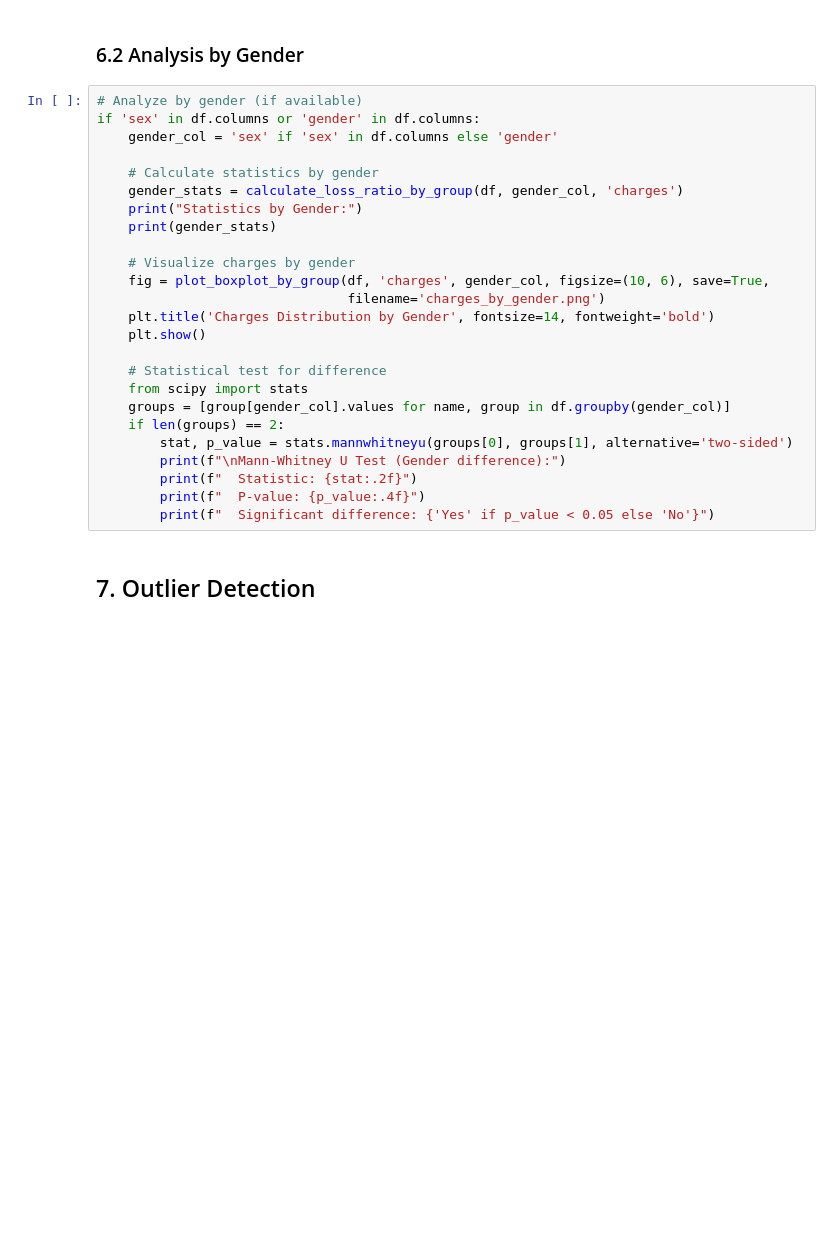
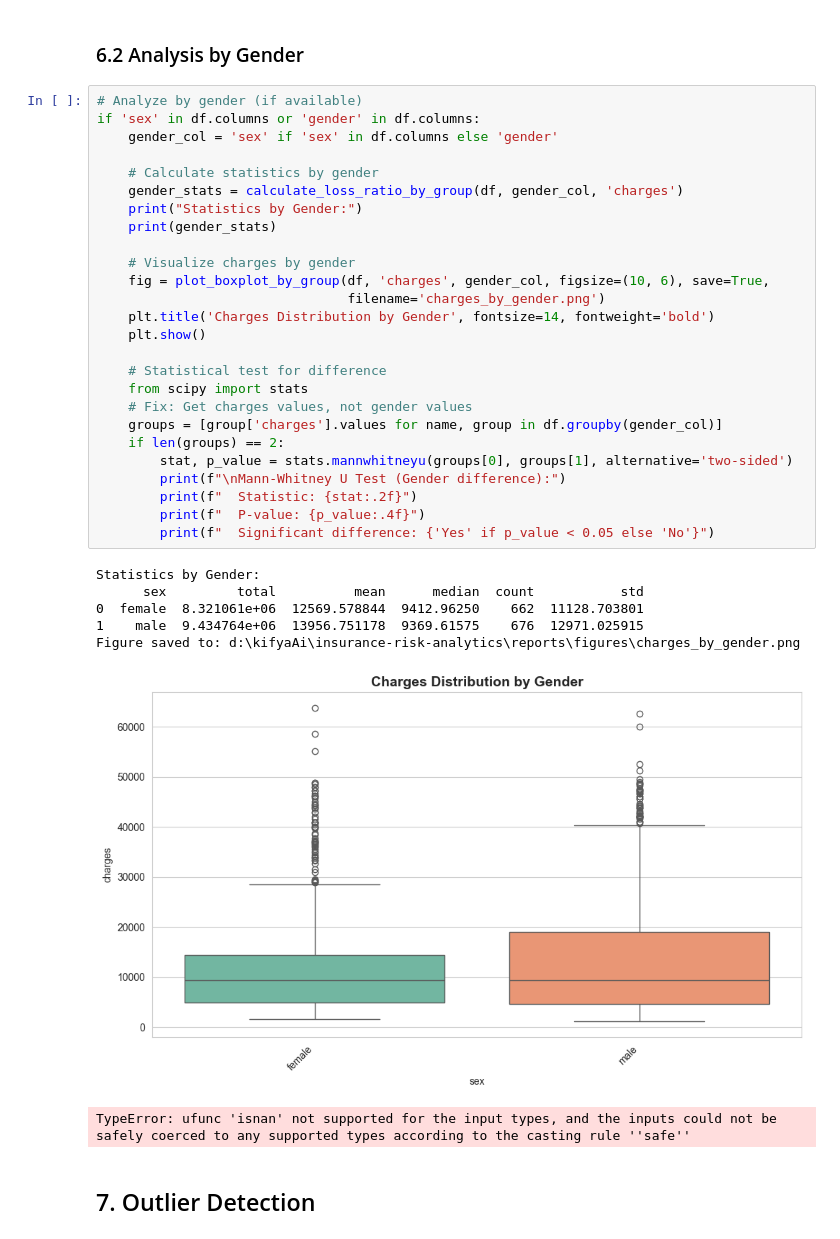
Before and after one commit to Leul4ever/insurance-risk-analytics, a Jupyter notebook: notebooks/01_eda.ipynb, the cells around one changed output. Saved outputs shown, nothing was run; the diff lists cells and outputs as text; blank space fills up the shorter version.

```diff
--- a/notebooks/01_eda.ipynb
+++ b/notebooks/01_eda.ipynb
@@ -273,28 +413,37 @@ if 'region' in df.columns:
 # %%
 # Analyze by gender (if available)
 if 'sex' in df.columns or 'gender' in df.columns:
     gender_col = 'sex' if 'sex' in df.columns else 'gender'
 
     # Calculate statistics by gender
     gender_stats = calculate_loss_ratio_by_group(df, gender_col, 'charges')
     print("Statistics by Gender:")
     print(gender_stats)
 
     # Visualize charges by gender
     fig = plot_boxplot_by_group(df, 'charges', gender_col, figsize=(10, 6), save=True,
                                 filename='charges_by_gender.png')
     plt.title('Charges Distribution by Gender', fontsize=14, fontweight='bold')
     plt.show()
 
     # Statistical test for difference
     from scipy import stats
-    groups = [group[gender_col].values for name, group in df.groupby(gender_col)]
+    # Fix: Get charges values, not gender values
+    groups = [group['charges'].values for name, group in df.groupby(gender_col)]
     if len(groups) == 2:
         stat, p_value = stats.mannwhitneyu(groups[0], groups[1], alternative='two-sided')
         print(f"\nMann-Whitney U Test (Gender difference):")
         print(f"  Statistic: {stat:.2f}")
         print(f"  P-value: {p_value:.4f}")
         print(f"  Significant difference: {'Yes' if p_value < 0.05 else 'No'}")
+# %% [output]
+Statistics by Gender:
+      sex         total          mean      median  count           std
+0  female  8.321061e+06  12569.578844  9412.96250    662  11128.703801
+1    male  9.434764e+06  13956.751178  9369.61575    676  12971.025915
+Figure saved to: d:\kifyaAi\insurance-risk-analytics\reports\figures\charges_by_gender.png
+[figure, added]
+TypeError: ufunc 'isnan' not supported for the input types, and the inputs could not be safely coerced to any supported types according to the casting rule ''safe''
 # %% [markdown]
 ## 7. Outlier Detection
 # %%
```
Also changed, not shown: parts of 16 cells of this notebook.
